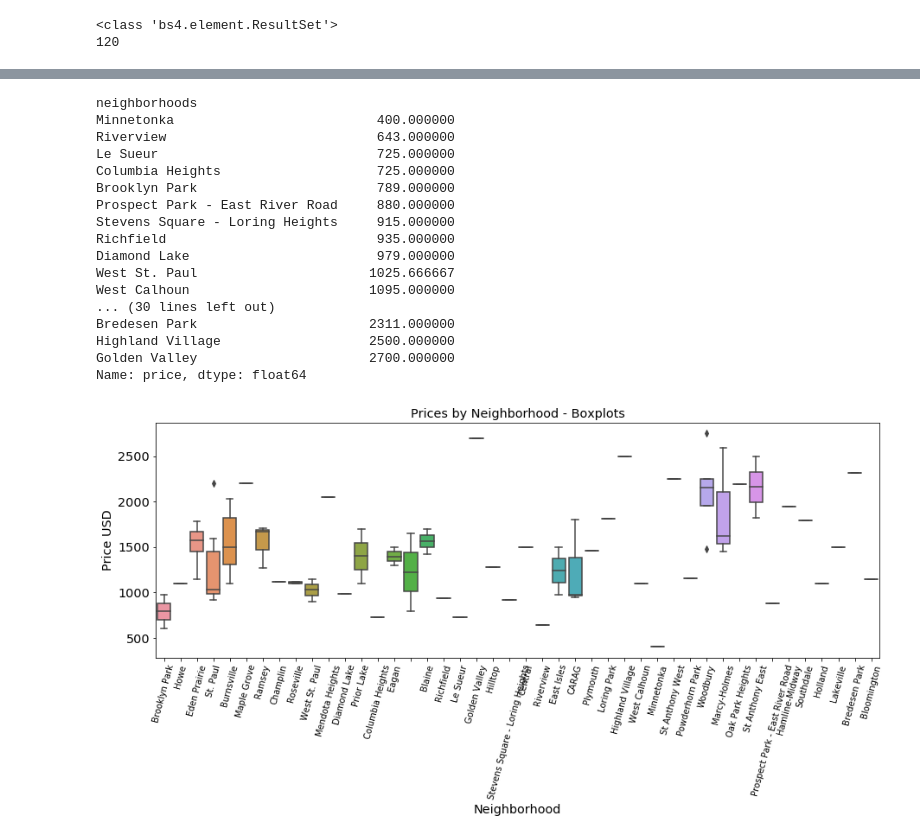
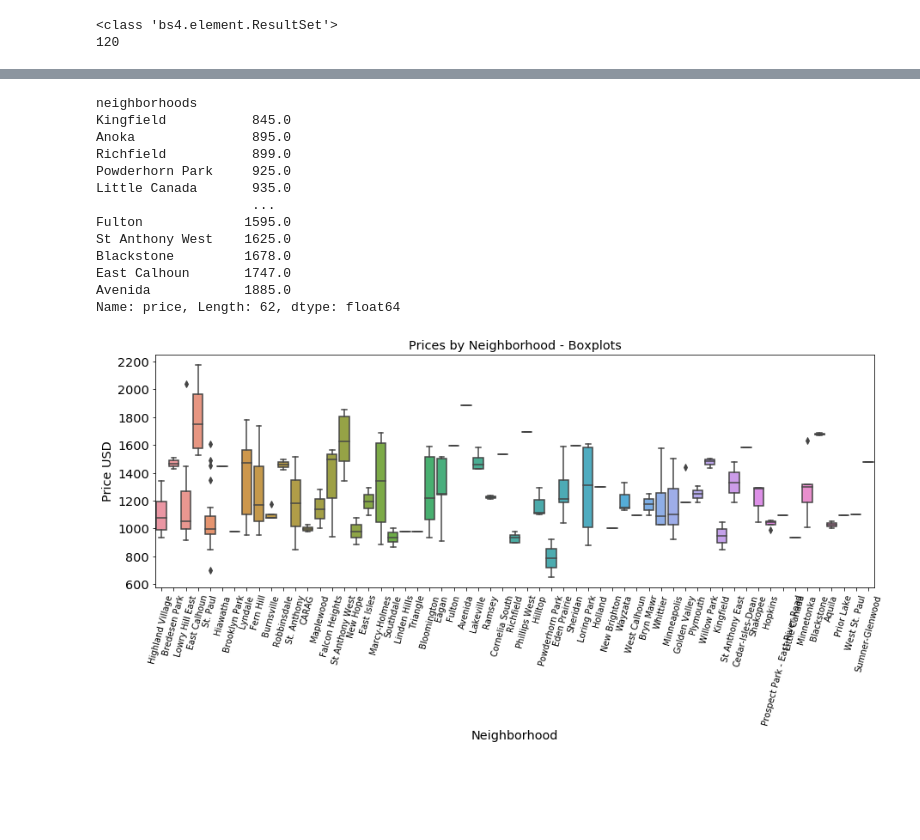
Before and after one commit to sjburwell/craigsavvy, a Jupyter notebook: craigsavvy_apartments.ipynb, the cells around one changed output, grey strips where cells are left out. Saved outputs shown, nothing was run; the diff lists cells and outputs as text; code cells hidden in the pictures; blank space fills up the shorter version.

```diff
--- a/craigsavvy_apartments.ipynb
+++ b/craigsavvy_apartments.ipynb
@@ -14,7 +14,7 @@ html_soup = BeautifulSoup(response.text, 'html.parser')
 posts = html_soup.find_all('li', class_= 'result-row')
 print(type(posts)) #to double check that I got a ResultSet
 print( len(posts)) #to double check I got 120 (elements/page)
-post = posts[5]
+post = posts[0]
 # %% [output]
 <class 'bs4.element.ResultSet'>
 120
@@ -415,17 +477,14 @@ apts.shape
 # %%
-#first things first, drop duplicate URLs because people are spammy on Craigslist.
-#Let's see how many uniqe posts we really have.
-
-apts = apts.drop_duplicates(subset='URL')
-len(apts.drop_duplicates(subset='URL'))
-
-#make the number bedrooms to a float (since np.nan is a float too)
-apts['number bedrooms'] = apts['number bedrooms'].apply(lambda x: float(x))
-
-#convert datetime string into datetime object to be able to work with it
-from datetime import datetime
-
-apts['posted'] = pd.to_datetime(apts['posted'])
+##drop duplicates
+#apts = apts.drop_duplicates(subset=['URL','sqft','number bedrooms'])
+#
+##make the number bedrooms to a float (since np.nan is a float too)
+#apts['number bedrooms'] = apts['number bedrooms'].apply(lambda x: float(x))
+#
+##convert datetime string into datetime object to be able to work with it
+#from datetime import datetime
+#
+#apts['posted'] = pd.to_datetime(apts['posted'])
 
 #Looking at what neighborhoods there are with apts['neighborhood'].unique() allowed me to see what
 #I needed to deal with in terms of cleaning those.
@@ -447,5 +506,6 @@ apts['posted'] = pd.to_datetime(apts['posted'])
 #apts['neighborhood'] = apts['neighborhood'].apply(lambda x: x.strip())
 
 #save the clean data
-apts.to_csv("apts_1245_20200602.csv", index=False)
-apts.shape
+
+#apts.to_csv(path_or_buf='./apts_'+str(datetime.now()).replace(' ','_').replace(':','-')+'.csv', index=False)
+#apts.shape
@@ -453,0 +512,8 @@ apts.shape
+# %%
+import os
+import glob
+aptfiles = glob.glob('apts_*')
+for file in aptfiles:
+    apts = apts.append(pd.read_csv(file),ignore_index=True)
+apts = apts.drop_duplicates(subset=['URL','sqft','number bedrooms'])
+apts.shape
@@ -538,30 +603,26 @@ apts.groupby('neighborhoods').mean()
 #correct oddly named locations
 apts['neighborhoods'].replace('Uptown Minneapolis', 'Uptown', inplace=True)
 
-apts.groupby('neighborhoods').mean()['price'].sort_values()
+apts[apts['number bedrooms']<=1].groupby('neighborhoods').median()['price'].sort_values()
 # %% [output]
 neighborhoods
-Minnetonka                          400.000000
-Riverview                           643.000000
-Le Sueur                            725.000000
-Columbia Heights                    725.000000
-Brooklyn Park                       789.000000
-Prospect Park - East River Road     880.000000
-Stevens Square - Loring Heights     915.000000
-Richfield                           935.000000
-Diamond Lake                        979.000000
-West St. Paul                      1025.666667
-West Calhoun                       1095.000000
-... (30 lines left out)
-Bredesen Park                      2311.000000
-Highland Village                   2500.000000
-Golden Valley                      2700.000000
-Name: price, dtype: float64
+Kingfield           845.0
+Anoka               895.0
+Richfield           899.0
+Powderhorn Park     925.0
+Little Canada       935.0
+                    ...
+Fulton             1595.0
+St Anthony West    1625.0
+Blackstone         1678.0
+East Calhoun       1747.0
+Avenida            1885.0
+Name: price, Length: 62, dtype: float64
 # %%
-sns.boxplot(x='neighborhoods', y='price', data=apts) #[apts['number bedrooms']==1])
+sns.boxplot(x='neighborhoods', y='price', data=apts[apts['number bedrooms']<=1])
 plt.xlabel("Neighborhood");
 plt.xticks(rotation=75,size=10)
 plt.ylabel("Price USD");
 plt.title("Prices by Neighborhood - Boxplots");
 # %% [output]
-[figure, old version]
+[figure, new version]
```
Also changed, not shown: parts of 21 cells of this notebook, 11 other files.
